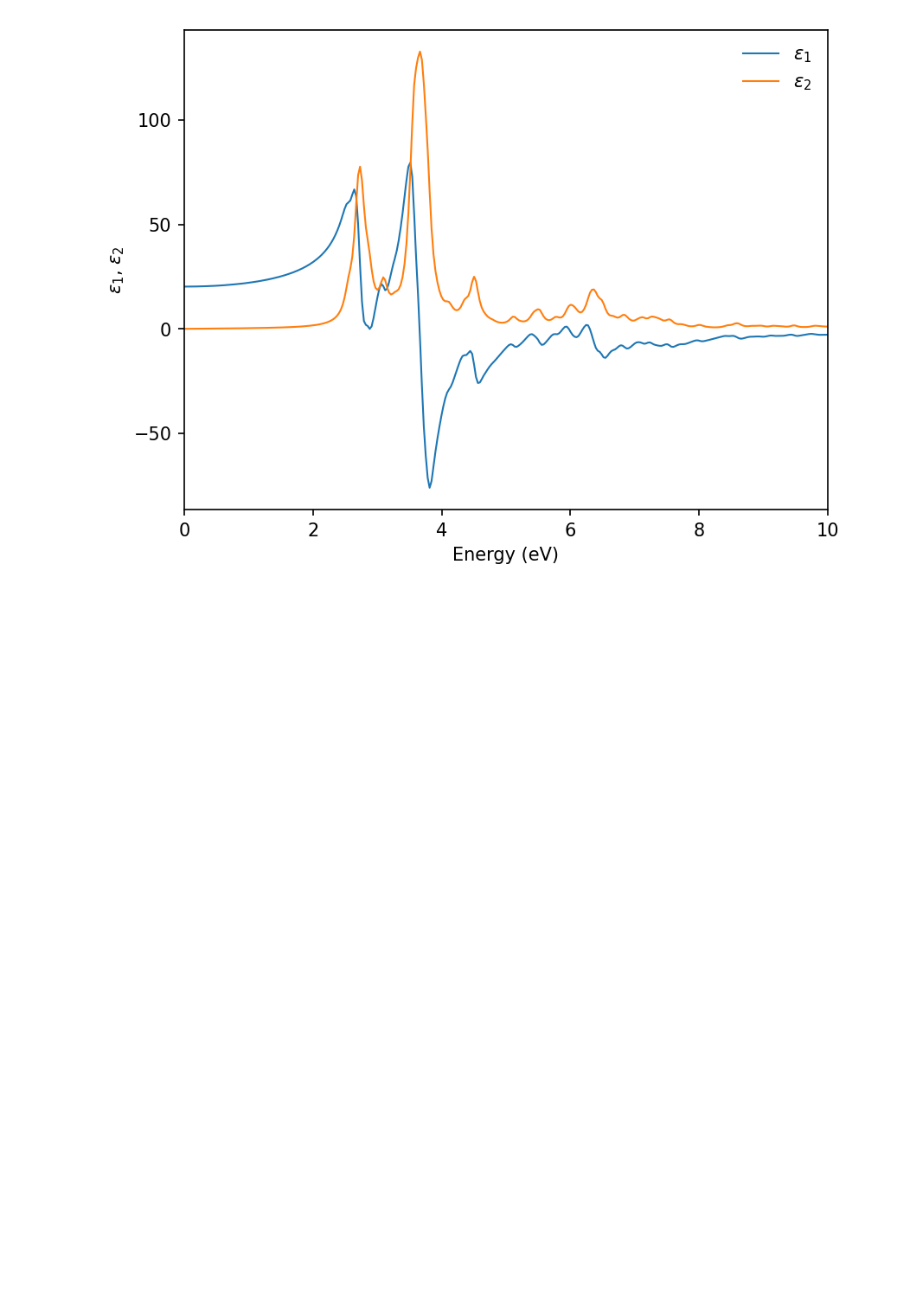
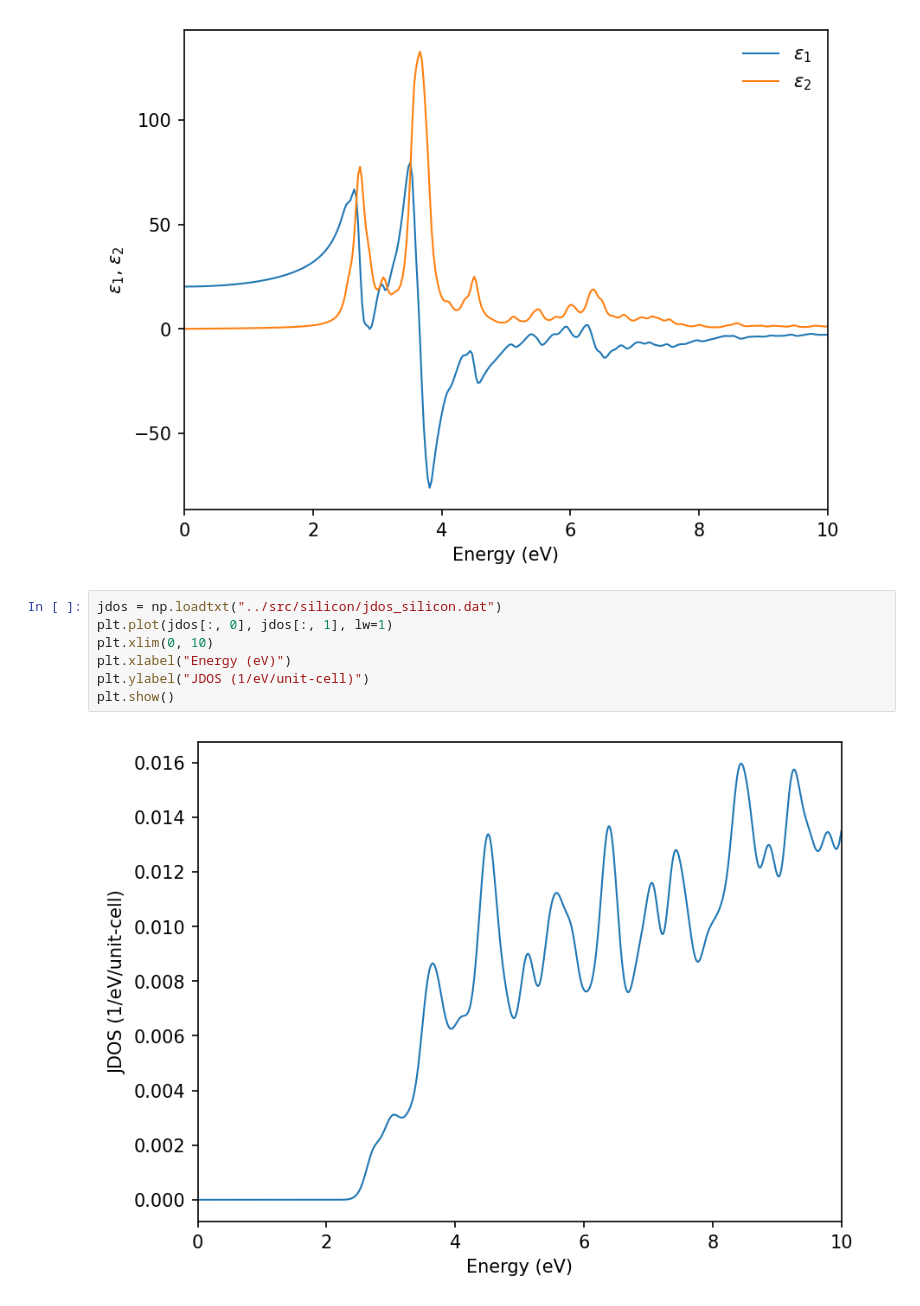
Before and after one commit to pranabdas/espresso, a Jupyter notebook: notebooks/silicon-epsilon.ipynb, the cells around one changed output. Drawn from its saved outputs; the diff is of its cells as text; blank space fills up the shorter version.

```diff
--- a/notebooks/silicon-epsilon.ipynb
+++ b/notebooks/silicon-epsilon.ipynb
@@ -20,3 +20,12 @@ plt.legend(frameon=False)
 plt.show()
 # %% [output]
 [figure]
+# %%
+jdos = np.loadtxt("../src/silicon/jdos_silicon.dat")
+plt.plot(jdos[:, 0], jdos[:, 1], lw=1)
+plt.xlim(0, 10)
+plt.xlabel("Energy (eV)")
+plt.ylabel("JDOS (1/eV/unit-cell)")
+plt.show()
+# %% [output]
+[figure, added]
```
Also changed, not shown: 5 other files.
